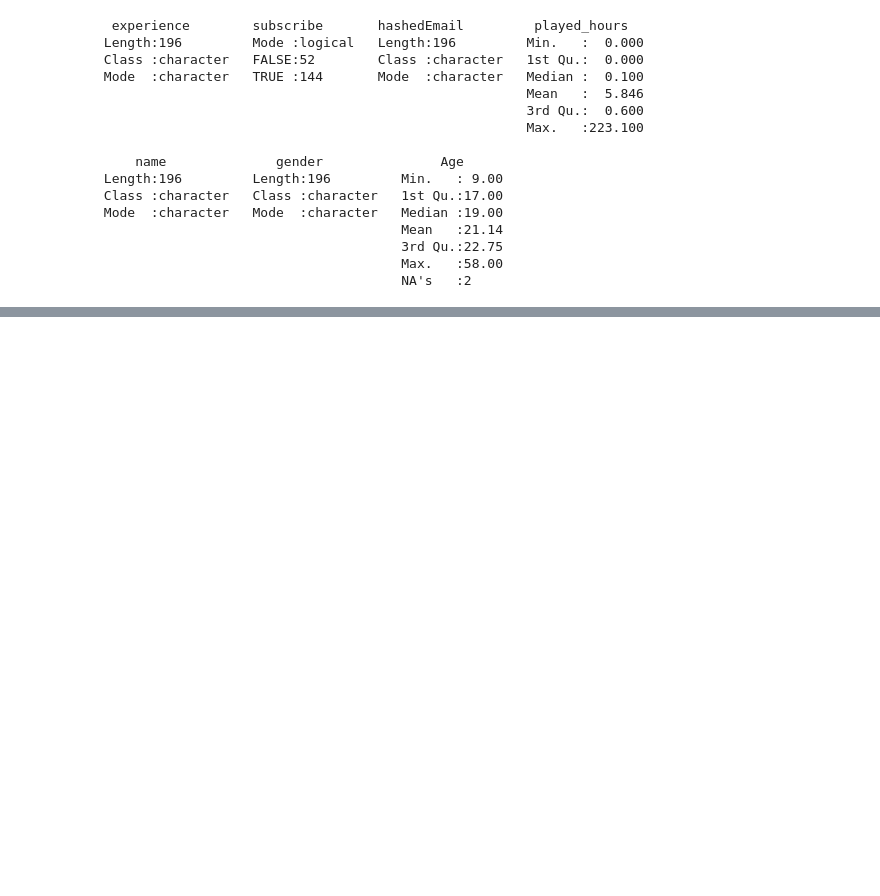
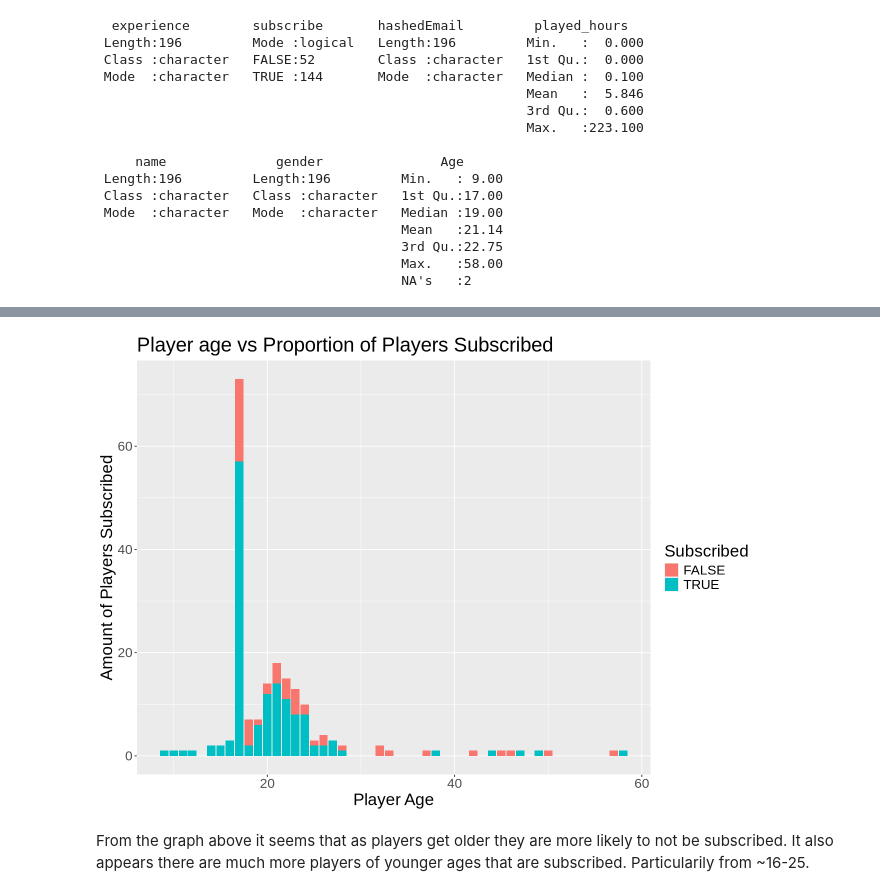
Before and after one commit to zd-del/Individual_Project_Planning, a Jupyter notebook: IndProjPlan.ipynb, the cells around one changed output, grey strips where cells are left out. Cells and saved outputs as stored; diff of their text form; code cells hidden in the pictures; blank space fills up the shorter version.

Commit message:
Created first visualization
Created ggplot exploring player age and subscription.

```diff
--- a/IndProjPlan.ipynb
+++ b/IndProjPlan.ipynb
@@ -102,0 +117,8 @@ A spec_tbl_df: 196 × 7
+# %%
+# Reading in the data frame
+# Getting summary statistics (mean)
+players <- read_csv("players.csv")
+players
+summarize(players,
+          mean_played_hours = mean(played_hours),
+          mean_Age = mean(Age, na.rm = TRUE))
@@ -102,0 +160,14 @@ A spec_tbl_df: 196 × 7
+# %%
+# Exploratoring data with visualizations
+# Exploring Age in players.csv
+
+options(repr.plot.width=11, repr.plot.height=8)
+playersAge_plot <- ggplot(players, aes(x= Age, fill = subscribe)) +
+                    geom_bar(position = "stack") +
+                    labs(x= "Player Age",
+                         y= "Amount of Players Subscribed",
+                         title = "Player age vs Proportion of Players Subscribed",
+                          fill = "Subscribed") +
+                    theme(text = element_text(size = 20))
+playersAge_plot
+# %% [output]
@@ -102,0 +176,3 @@ A spec_tbl_df: 196 × 7
+[figure, added]
+# %% [markdown]
+From the graph above it seems that as players get older they are more likely to not be subscribed. It also appears there are much more players of younger ages that are subscribed. Particularily from ~16-25.
```
Also changed, not shown: parts of 9 cells of this notebook.
